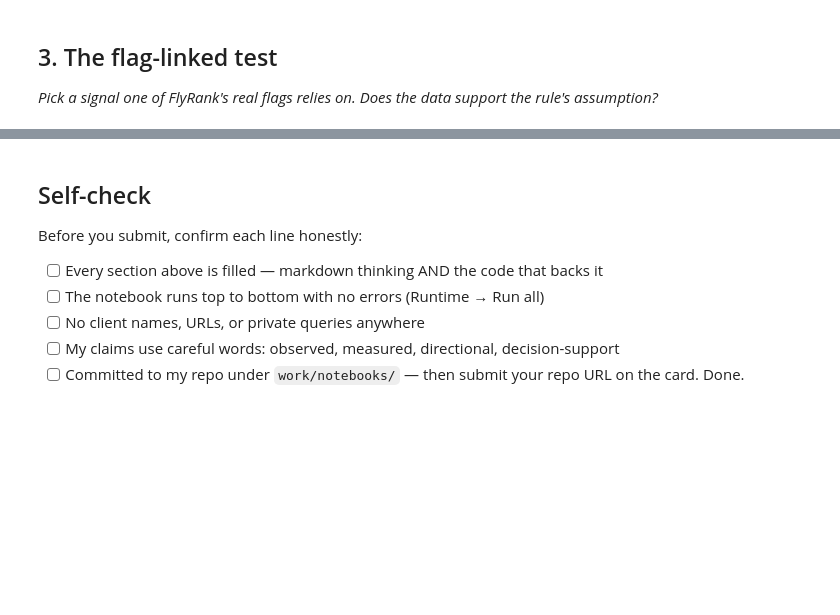
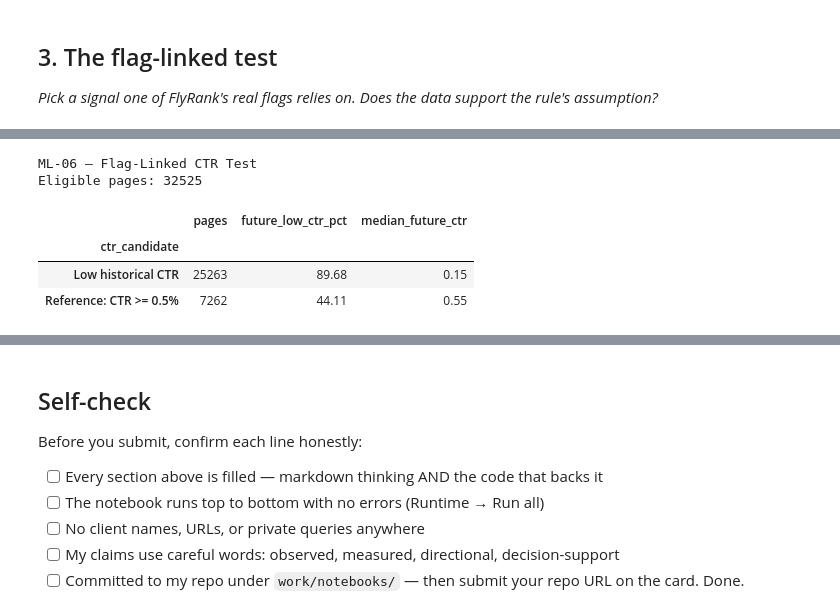
Before and after one commit to NourhanFarag/nourhan-flyrank-ml-internship, a Jupyter notebook: work/notebooks/w04_signal_audit.ipynb, the cells around one changed output, grey strips where cells are left out. Saved outputs shown, nothing was run; the diff lists cells and outputs as text; code cells hidden in the pictures; blank space fills up the shorter version.

Commit message:
Complete ML-06 signal audit and flag validation

```diff
--- a/work/notebooks/w04_signal_audit.ipynb
+++ b/work/notebooks/w04_signal_audit.ipynb
@@ -36,0 +493,51 @@ This skeleton is yours to fill. Work the sections **in order** — each one has
+# %%
+# Historical-only candidate rule; future data is evaluation only.
+
+flag_test = both.loc[
+    both["prev_14d_impressions"].ge(500)
+    & both["future_14d_impressions"].ge(100)
+    & both["prev_14d_avg_position"].gt(0)
+    & both["prev_14d_avg_position"].le(20)
+].copy()
+
+# 14-day adaptation of a visible, low-CTR review rule.
+flag_test["ctr_candidate"] = np.where(
+    flag_test["prev_14d_ctr"] < 0.5,
+    "Low historical CTR",
+    "Reference: CTR >= 0.5%"
+)
+
+# Future outcome, used ONLY for evaluation.
+flag_test["future_low_ctr"] = (
+    flag_test["future_14d_ctr"] < 0.5
+)
+
+flag_results = (
+    flag_test.groupby("ctr_candidate")
+    .agg(
+        pages=("future_low_ctr", "size"),
+        future_low_ctr_pct=(
+            "future_low_ctr",
+            lambda x: 100 * x.mean()
+        ),
+        median_future_ctr=(
+            "future_14d_ctr", "median"
+        )
+    )
+    .round(2)
+)
+
+print("ML-06 — Flag-Linked CTR Test")
+print("Eligible pages:", len(flag_test))
+display(flag_results)
+
+assert len(flag_results) == 2, (
+    "Both candidate and reference groups are required."
+)
+# %% [output]
+ML-06 — Flag-Linked CTR Test
+Eligible pages: 32525
+|  | pages | future_low_ctr_pct | median_future_ctr |
+| ctr_candidate |  |  |  |
+| Low historical CTR | 25263 | 89.68 | 0.15 |
+| Reference: CTR >= 0.5% | 7262 | 44.11 | 0.55 |
```
Also changed, not shown: parts of 12 cells of this notebook.
